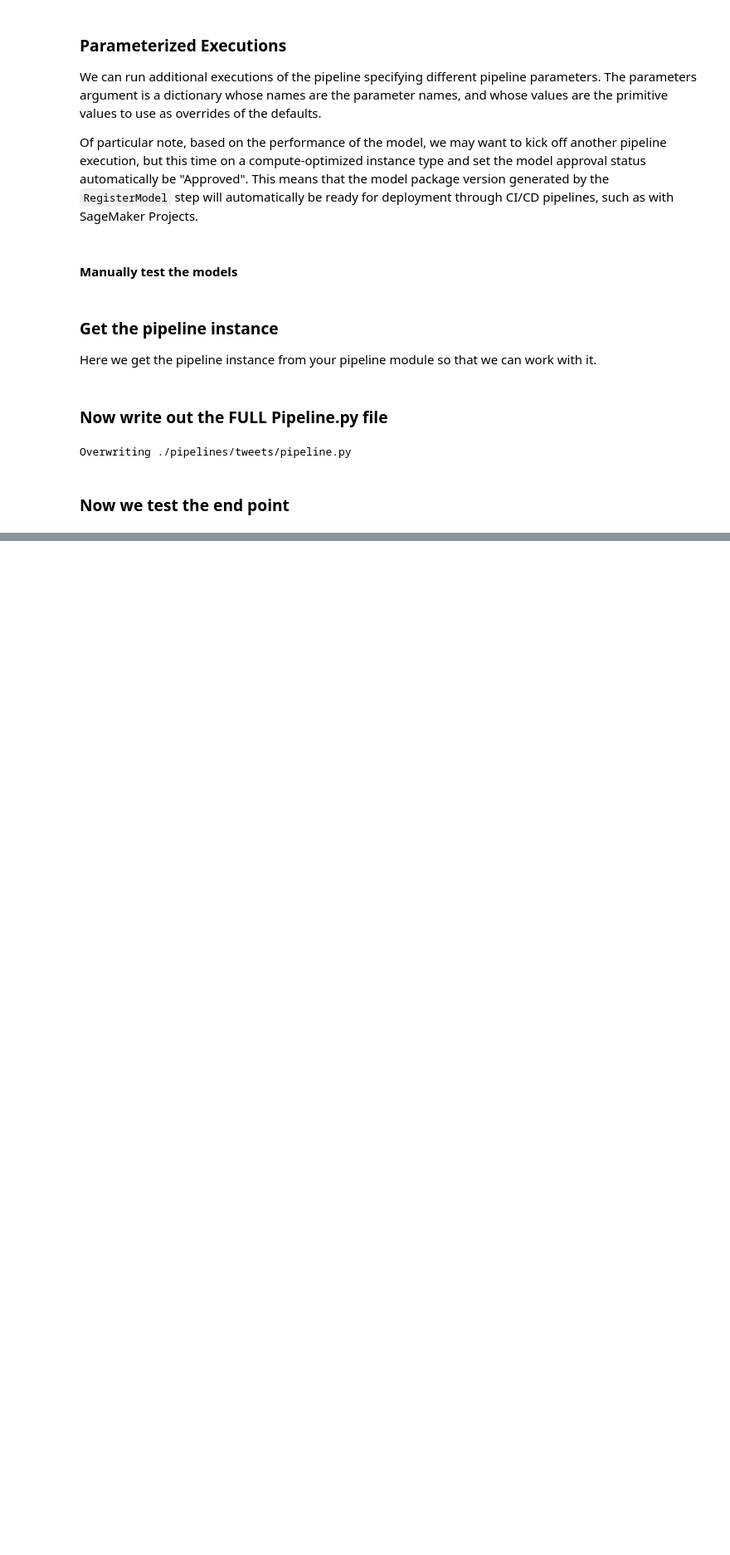
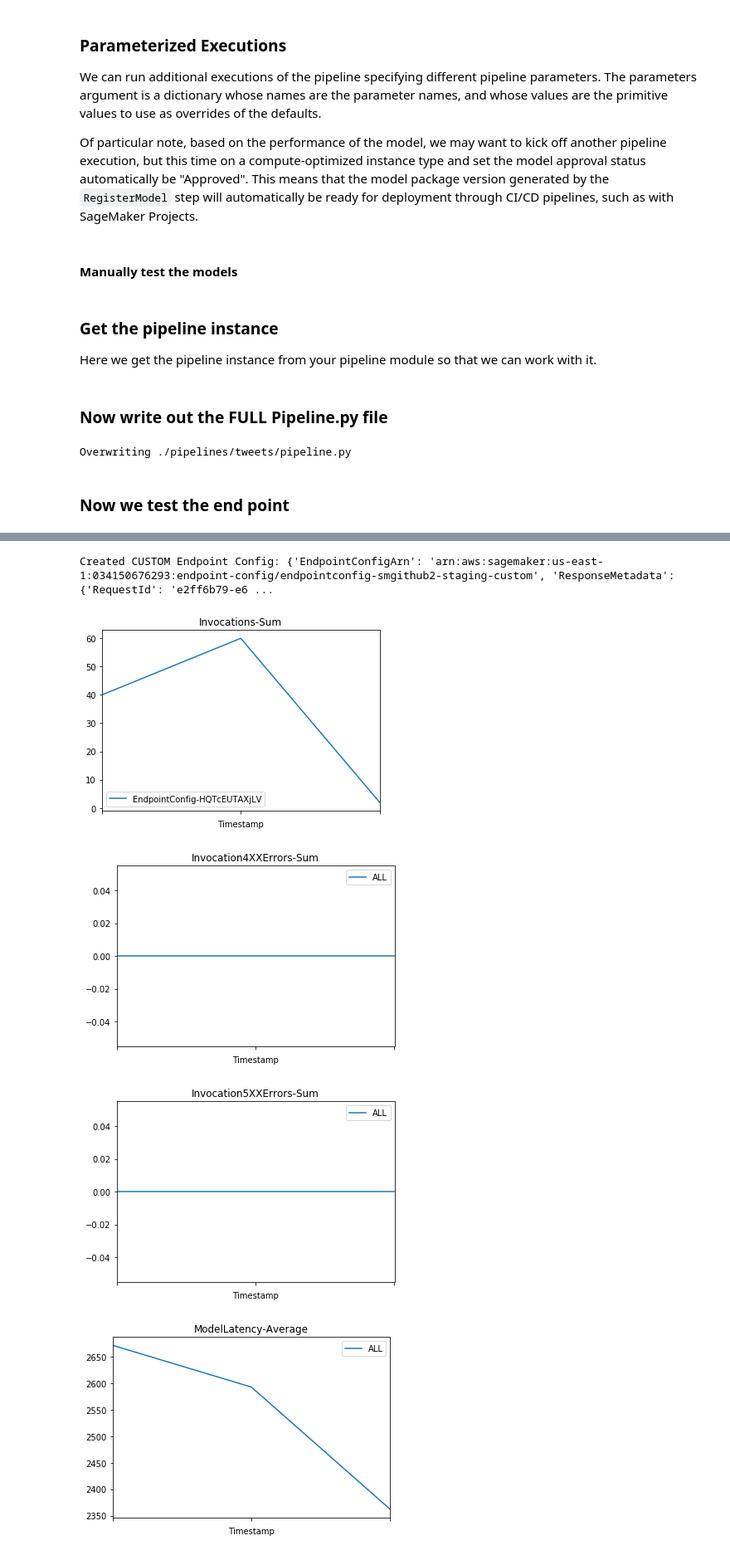
Before and after one commit to rsgrewal-aws/sm-build1, a Jupyter notebook: sm-embeded-pipeline.ipynb, the cells around one changed output, grey strips where cells are left out. Shown at 83% size. Drawn from its saved outputs; the diff is of its cells as text; code cells hidden in the pictures; blank space fills up the shorter version.

Commit message:
Added test for registering a pre trained model

```diff
--- a/sm-embeded-pipeline.ipynb
+++ b/sm-embeded-pipeline.ipynb
@@ -1663,0 +1841,46 @@ print(predictor.predict(payload))
+# %%
+if 1 == 2:
+    model_name_45_old="model-eezpglf7neur" # cteated when model got approved earlier
+    model_name_45_new="Model-n7OHEoALkrnr"
+    resp = sm_client.create_endpoint_config(   # -- CREAYED -- 'arn:aws:sagemaker:us-east-1:034150676293:endpoint-config/endpointconfig-smgithub2-staging-custom'
+        EndpointConfigName="EndpointConfig-smgithub2-staging-CUSTOM",
+        ProductionVariants=[
+            {
+                "VariantName": "AllTraffic",
+                "ModelName": model_name_45_old,
+                "InstanceType": "ml.m5.large",
+                "InitialInstanceCount": 2,
+            }
+        ],
+    )
+    print(f"Created CUSTOM Endpoint Config: {resp}")
+    time.sleep(5)
+# %% [output]
+Created CUSTOM Endpoint Config: {'EndpointConfigArn': 'arn:aws:sagemaker:us-east-1:034150676293:endpoint-config/endpointconfig-smgithub2-staging-custom', 'ResponseMetadata': {'RequestId': 'e2ff6b79-e6 ...
+# %%
+variant_name='AllTraffic'
+ep_config_name = 'EndpointConfig-HQTcEUTAXjLV'
+end_point="arn:aws:sagemaker:us-east-1:034150676293:endpoint/smgithub2-staging"
+endpoint_name = "smgithub2-staging"
+ep_config_2nd_name = "EndpointConfig-smgithub2-staging-CUSTOM"
+
+invocation_metrics = plot_endpoint_invocation_metrics(
+    endpoint_name, ep_config_name, "AllTraffic", "Invocations", "Sum"
+)
+invocation_4xx_metrics = plot_endpoint_invocation_metrics(
+    endpoint_name, None, "AllTraffic", "Invocation4XXErrors", "Sum"
+)
+invocation_5xx_metrics = plot_endpoint_invocation_metrics(
+    endpoint_name, None, "AllTraffic", "Invocation5XXErrors", "Sum"
+)
+model_latency_metrics = plot_endpoint_invocation_metrics(
+    endpoint_name, None, "AllTraffic", "ModelLatency", "Average"
+)
+overhead_latency_metrics = plot_endpoint_invocation_metrics(
+    endpoint_name, None, "AllTraffic", "OverheadLatency", "Average"
+)
+# %% [output]
+[figure, added]
+[figure, added]
+[figure, added]
+[figure, added]
```
Also changed, not shown: parts of 25 cells of this notebook, 4 other files.
